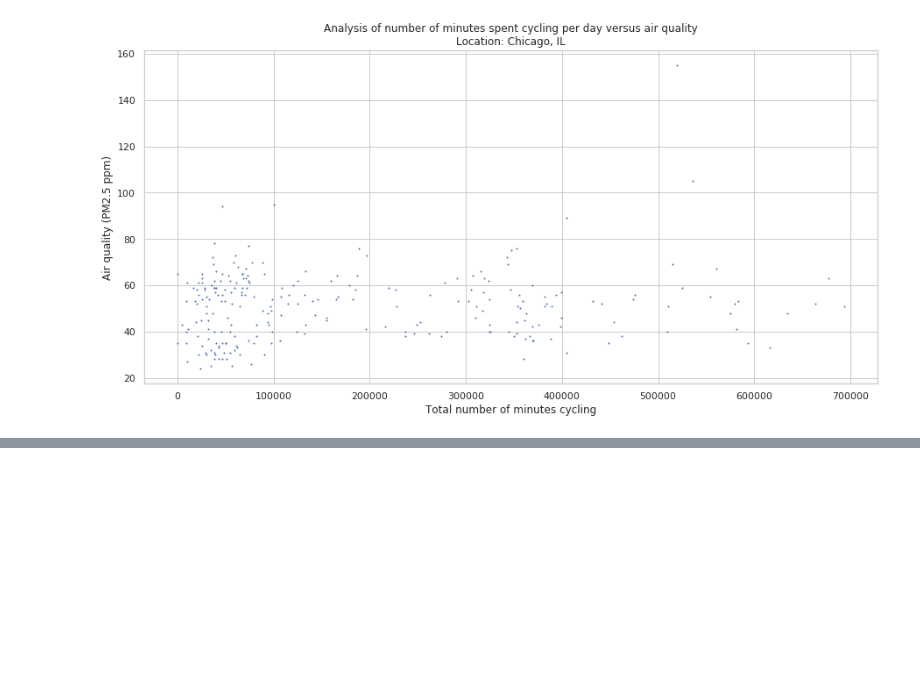
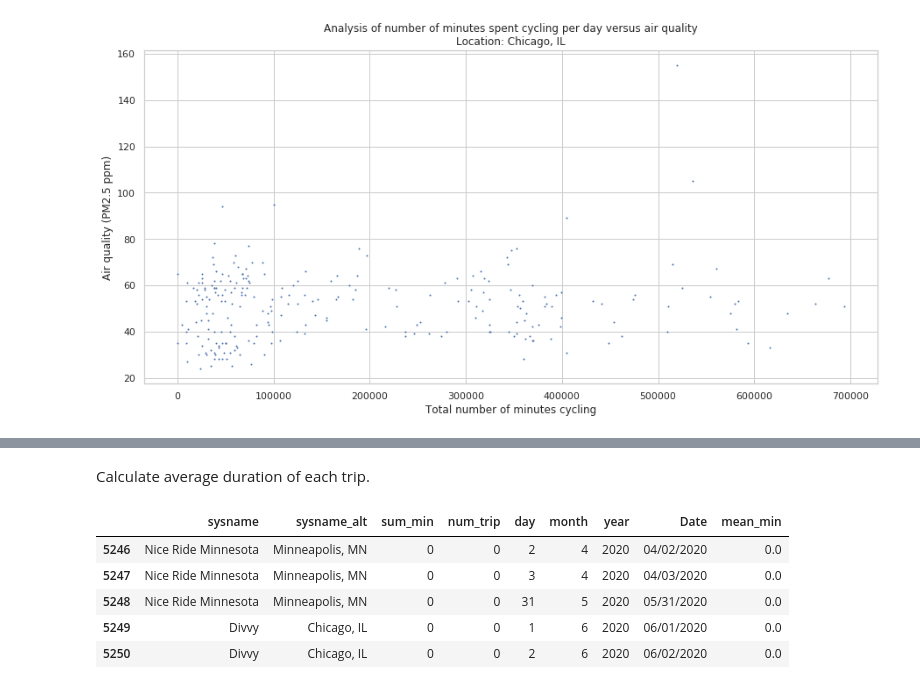
Before and after one commit to baileywellen/COVID-environmental-impact, a Jupyter notebook: Team21_COVID-effect-on-air-and-plastic-pollution.ipynb, the cells around one changed output, grey strips where cells are left out. Drawn from its saved outputs; the diff is of its cells as text; code cells hidden in the pictures; blank space fills up the shorter version.

```diff
--- a/Team21_COVID-effect-on-air-and-plastic-pollution.ipynb
+++ b/Team21_COVID-effect-on-air-and-plastic-pollution.ipynb
@@ -553,0 +567,16 @@ Text(0,0.5,'Air quality (PM2.5 ppm)')
+# %% [markdown]
+<p>Calculate average duration of each trip.</p>
+# %%
+# Calculate the mean trip time per day
+Clean_Bikeshare_ridership["mean_min"] = Clean_Bikeshare_ridership["sum_min"] / Clean_Bikeshare_ridership["num_trip"]
+
+# Replace NaNs due to dividing by 0 with 0s
+Clean_Bikeshare_ridership["mean_min"] = Clean_Bikeshare_ridership["mean_min"].fillna(0)
+Clean_Bikeshare_ridership.tail()
+# %% [output]
+|  | sysname | sysname_alt | sum_min | num_trip | day | month | year | Date | mean_min |
+| 5246 | Nice Ride Minnesota | Minneapolis, MN | 0 | 0 | 2 | 4 | 2020 | 04/02/2020 | 0.0 |
+| 5247 | Nice Ride Minnesota | Minneapolis, MN | 0 | 0 | 3 | 4 | 2020 | 04/03/2020 | 0.0 |
+| 5248 | Nice Ride Minnesota | Minneapolis, MN | 0 | 0 | 31 | 5 | 2020 | 05/31/2020 | 0.0 |
+| 5249 | Divvy | Chicago, IL | 0 | 0 | 1 | 6 | 2020 | 06/01/2020 | 0.0 |
+| 5250 | Divvy | Chicago, IL | 0 | 0 | 2 | 6 | 2020 | 06/02/2020 | 0.0 |
```
Also changed, not shown: parts of 5 cells of this notebook.
